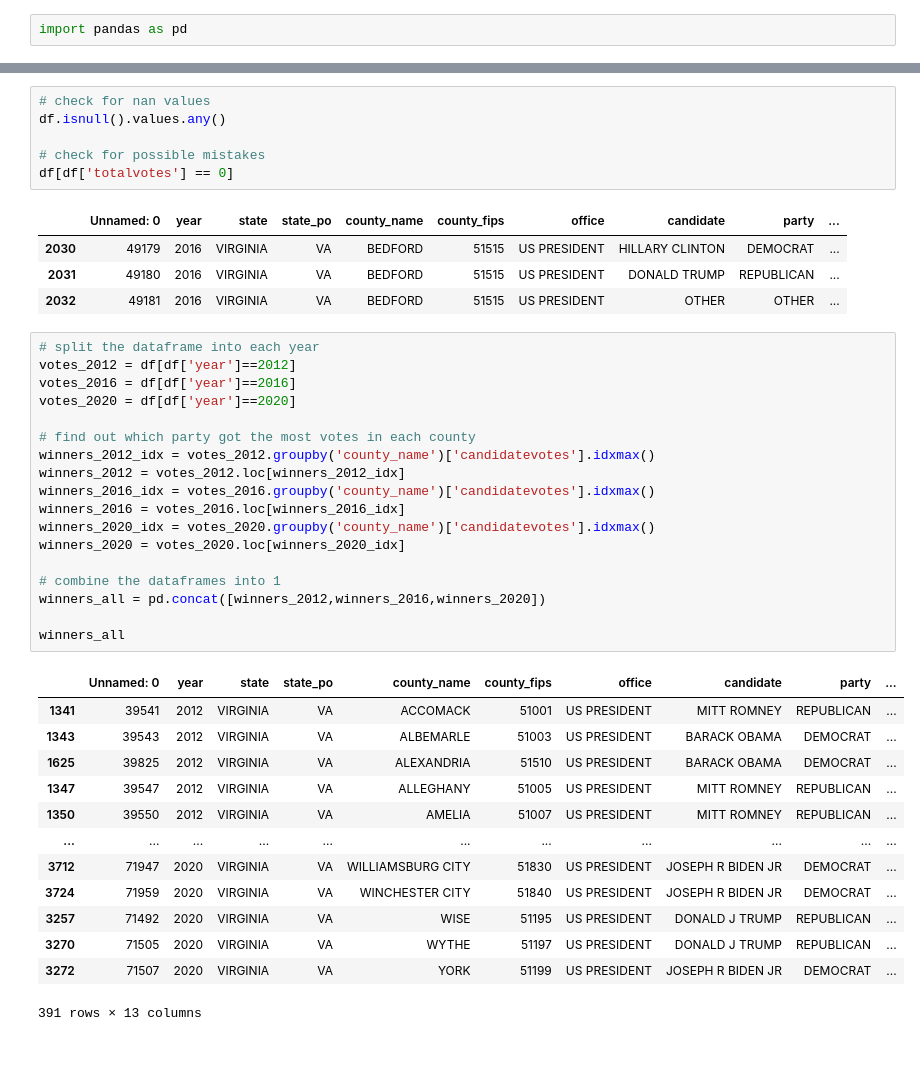
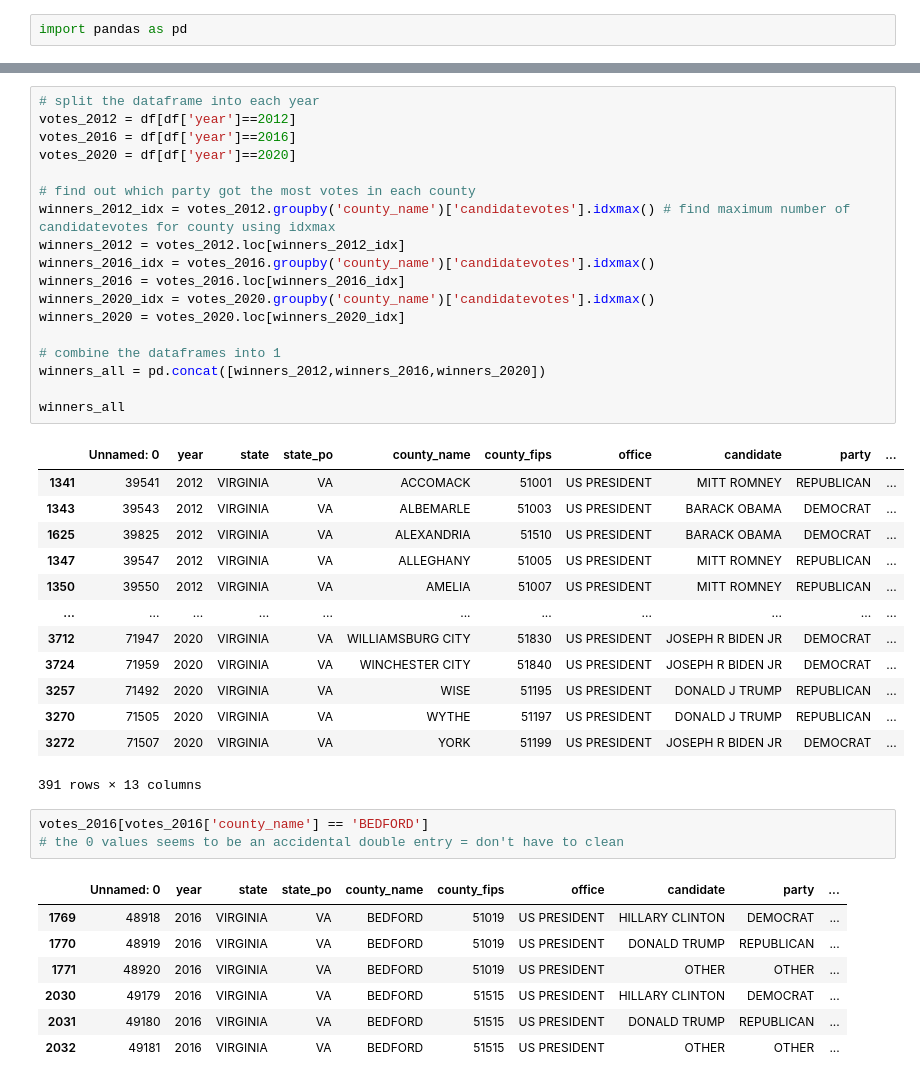
Before and after one commit to RainaVardhan/project_voting, a Jupyter notebook: clean_voting.ipynb, the cells around one changed output, grey strips where cells are left out. Cells and saved outputs as stored; diff of their text form; blank space fills up the shorter version.

```diff
--- a/clean_voting.ipynb
+++ b/clean_voting.ipynb
@@ -25,14 +30,3 @@ df.head()
-# %%
-# check for nan values
-df.isnull().values.any()
-
-# check for possible mistakes
-df[df['totalvotes'] == 0]
-# %% [output]
-|  | Unnamed: 0 | year | state | state_po | county_name | county_fips | office | candidate | party | ... |
-| 2030 | 49179 | 2016 | VIRGINIA | VA | BEDFORD | 51515 | US PRESIDENT | HILLARY CLINTON | DEMOCRAT | ... |
-| 2031 | 49180 | 2016 | VIRGINIA | VA | BEDFORD | 51515 | US PRESIDENT | DONALD TRUMP | REPUBLICAN | ... |
-| 2032 | 49181 | 2016 | VIRGINIA | VA | BEDFORD | 51515 | US PRESIDENT | OTHER | OTHER | ... |
 # %%
 # split the dataframe into each year
 votes_2012 = df[df['year']==2012]
@@ -40,7 +34,7 @@ votes_2016 = df[df['year']==2016]
 votes_2020 = df[df['year']==2020]
 
 # find out which party got the most votes in each county
-winners_2012_idx = votes_2012.groupby('county_name')['candidatevotes'].idxmax()
+winners_2012_idx = votes_2012.groupby('county_name')['candidatevotes'].idxmax() # find maximum number of candidatevotes for county using idxmax
 winners_2012 = votes_2012.loc[winners_2012_idx]
 winners_2016_idx = votes_2016.groupby('county_name')['candidatevotes'].idxmax()
 winners_2016 = votes_2016.loc[winners_2016_idx]
@@ -65,3 +59,14 @@ winners_all
 | 3270 | 71505 | 2020 | VIRGINIA | VA | WYTHE | 51197 | US PRESIDENT | DONALD J TRUMP | REPUBLICAN | ... |
 | 3272 | 71507 | 2020 | VIRGINIA | VA | YORK | 51199 | US PRESIDENT | JOSEPH R BIDEN JR | DEMOCRAT | ... |
 391 rows × 13 columns
+# %%
+votes_2016[votes_2016['county_name'] == 'BEDFORD']
+# the 0 values seems to be an accidental double entry = don't have to clean
+# %% [output]
+|  | Unnamed: 0 | year | state | state_po | county_name | county_fips | office | candidate | party | ... |
+| 1769 | 48918 | 2016 | VIRGINIA | VA | BEDFORD | 51019 | US PRESIDENT | HILLARY CLINTON | DEMOCRAT | ... |
+| 1770 | 48919 | 2016 | VIRGINIA | VA | BEDFORD | 51019 | US PRESIDENT | DONALD TRUMP | REPUBLICAN | ... |
+| 1771 | 48920 | 2016 | VIRGINIA | VA | BEDFORD | 51019 | US PRESIDENT | OTHER | OTHER | ... |
+| 2030 | 49179 | 2016 | VIRGINIA | VA | BEDFORD | 51515 | US PRESIDENT | HILLARY CLINTON | DEMOCRAT | ... |
+| 2031 | 49180 | 2016 | VIRGINIA | VA | BEDFORD | 51515 | US PRESIDENT | DONALD TRUMP | REPUBLICAN | ... |
+| 2032 | 49181 | 2016 | VIRGINIA | VA | BEDFORD | 51515 | US PRESIDENT | OTHER | OTHER | ... |
```
Also changed, not shown: parts of 1 cell of this notebook.
